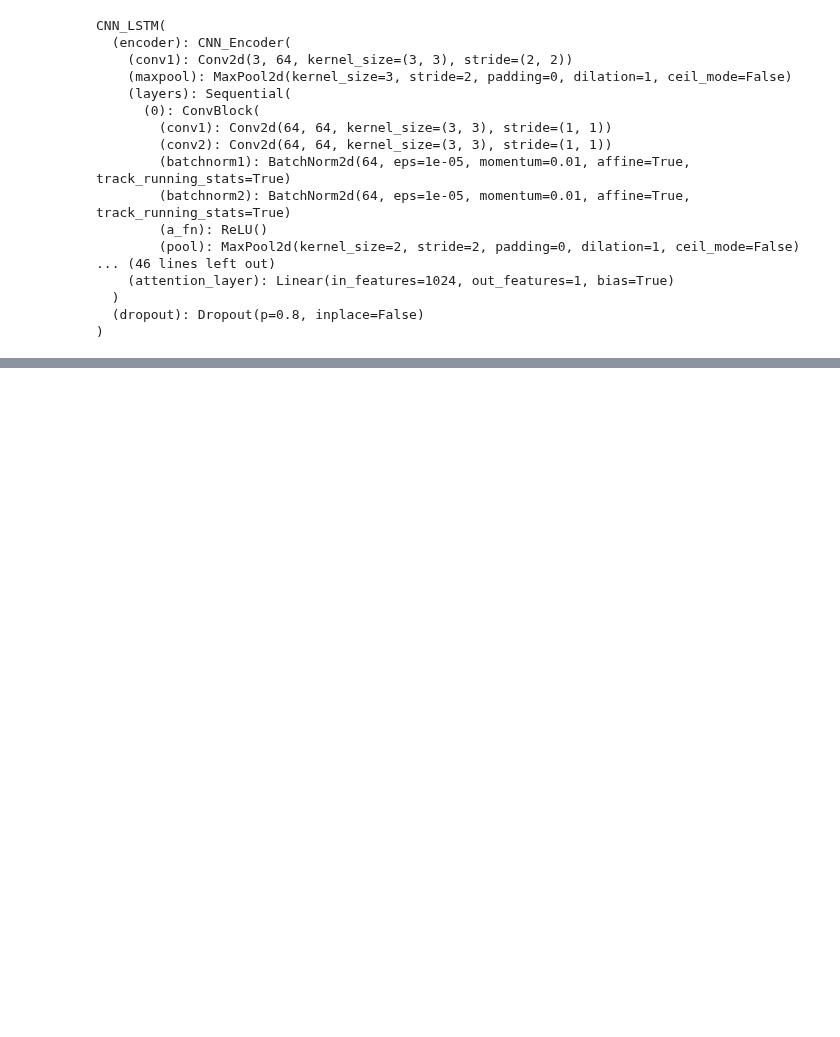
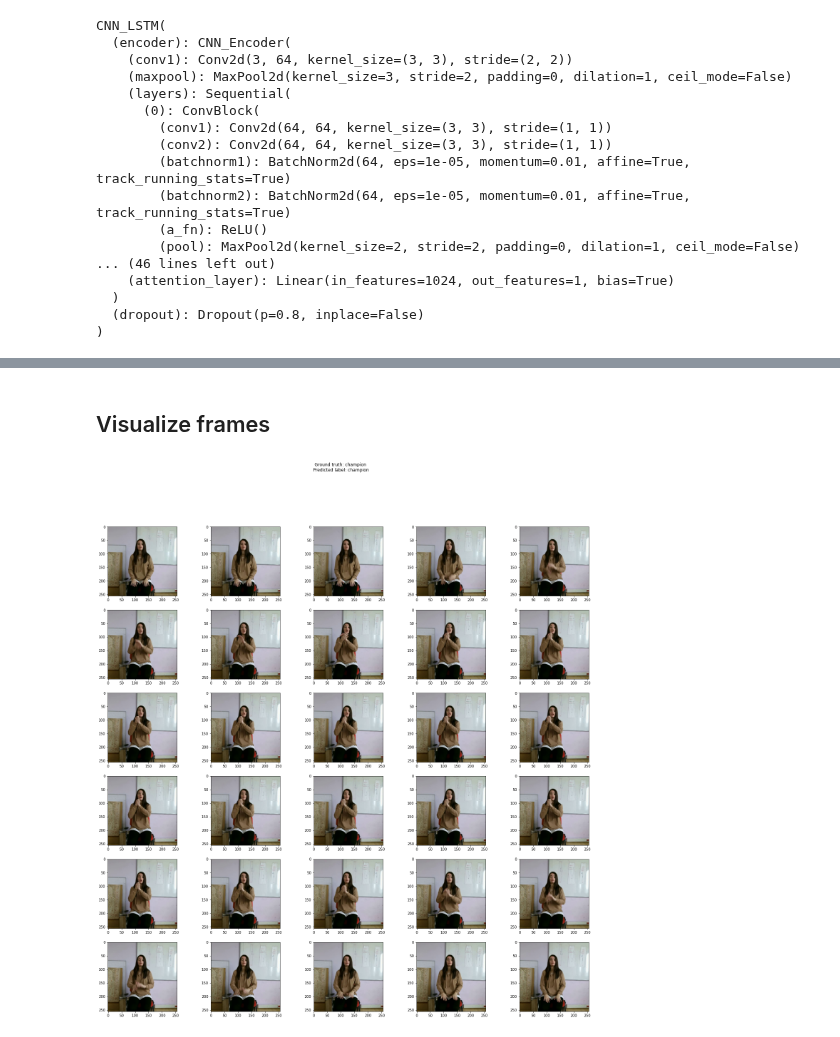
Before and after one commit to LinHuiqing/signo-lingo, a Jupyter notebook: src/test_model/load_and_test_model_single_video.ipynb, the cells around one changed output, grey strips where cells are left out. Cells and saved outputs as stored; diff of their text form; code cells hidden in the pictures; blank space fills up the shorter version.

```diff
--- a/src/test_model/load_and_test_model_single_video.ipynb
+++ b/src/test_model/load_and_test_model_single_video.ipynb
@@ -166,0 +170,14 @@ The class Id if the output is: 0
+# %% [markdown]
+## Visualize frames
+# %%
+nrows, ncols = 6, 5
+fig, ax = plt.subplots(nrows=nrows, ncols=ncols, figsize=(25, 25))
+for i in range(frames_cap):
+    row_idx = i // ncols
+    col_idx = i % ncols
+    img_np_arr = sample_vid_arr[0].permute(1, 2, 0).numpy()
+    ax[row_idx][col_idx].imshow(sample_vid_arr[i].permute(1, 2, 0).numpy())#.transpose(1, 2, 0))
+plt.suptitle(f"Ground truth: {real_label}\n Predicted label: {predict_label}")
+plt.show()
+# %% [output]
+[figure, added]
```
Also changed, not shown: parts of 10 cells of this notebook.
